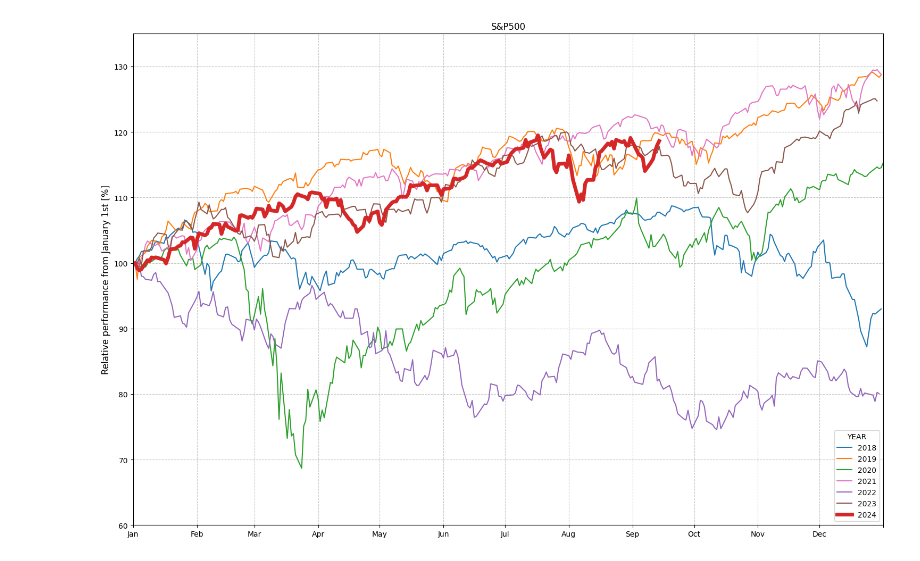
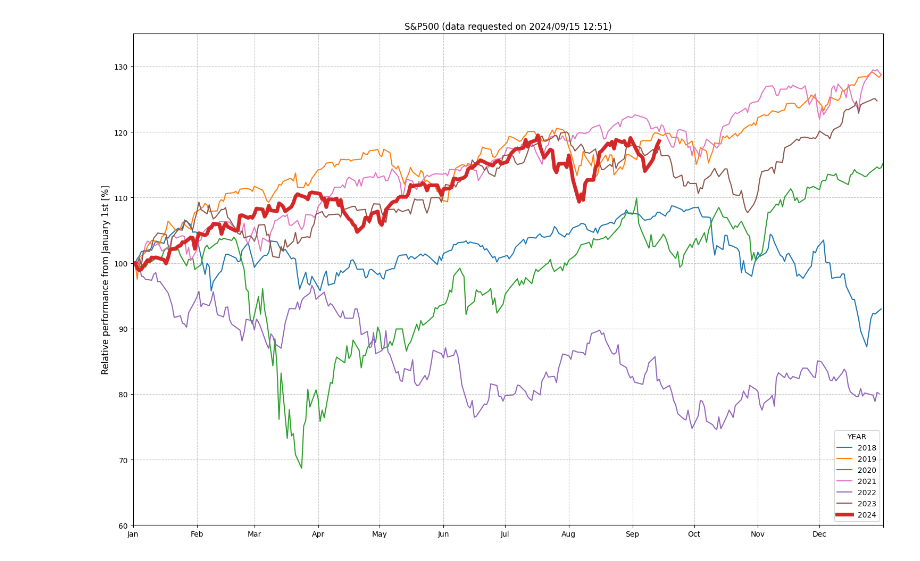
Before and after one commit to Yoshiharu-Ikutani/sp500, a Jupyter notebook: sp500.ipynb, the cells around one changed output. Saved outputs shown, nothing was run; the diff lists cells and outputs as text; code cells hidden in the pictures.

```diff
--- a/sp500.ipynb
+++ b/sp500.ipynb
@@ -13,32 +13,34 @@ data = sp500.history(start=start_date, end=end_date)
 # 各年の最初の取引日の終値を100%として正規化
 yearly_data = {}
 for year in range(2018, datetime.now().year + 1):
     year_data = data[data.index.year == year]['Close']
     if not year_data.empty:
         base_value = year_data.iloc[0]
         yearly_data[year] = (year_data / base_value) * 100
 
 # プロットの作成
+str_now = datetime.now().strftime("%Y/%m/%d %H:%M")
 plt.figure(figsize=(15, 10))
 colors = ['#1f77b4', '#ff7f0e', '#2ca02c', '#e377c2', '#9467bd', '#8c564b', '#d62728']
 
 for i, (year, values) in enumerate(yearly_data.items()):
     if year == datetime.now().year:
         plt.plot(values.index.dayofyear, values, label=str(year), color=colors[-1], linewidth=5)
     else:
         plt.plot(values.index.dayofyear, values, label=str(year), color=colors[i % len(colors)])
 
 plt.legend(title='YEAR', fontsize=10, loc='lower right')
 plt.grid(True, linestyle='--', alpha=0.7)
 plt.xlim(1, 366)
 plt.ylim(60, 135)
 
 plt.xticks([1, 32, 60, 91, 121, 152, 182, 213, 244, 274, 305, 335, 366],
            ['Jan', 'Feb', 'Mar', 'Apr', 'May', 'Jun', 'Jul', 'Aug', 'Sep', 'Oct', 'Nov', 'Dec', ''])
 
 plt.ylabel('Relative performance from January 1st [%]', fontsize=12)
-plt.title('S&P500', fontsize=12)
+plt.title('S&P500 (data requested on ' + str_now + ')', fontsize=12)
+
 plt.tight_layout()
 plt.show()
 # %% [output]
-[figure, old version]
+[figure, new version]
```
